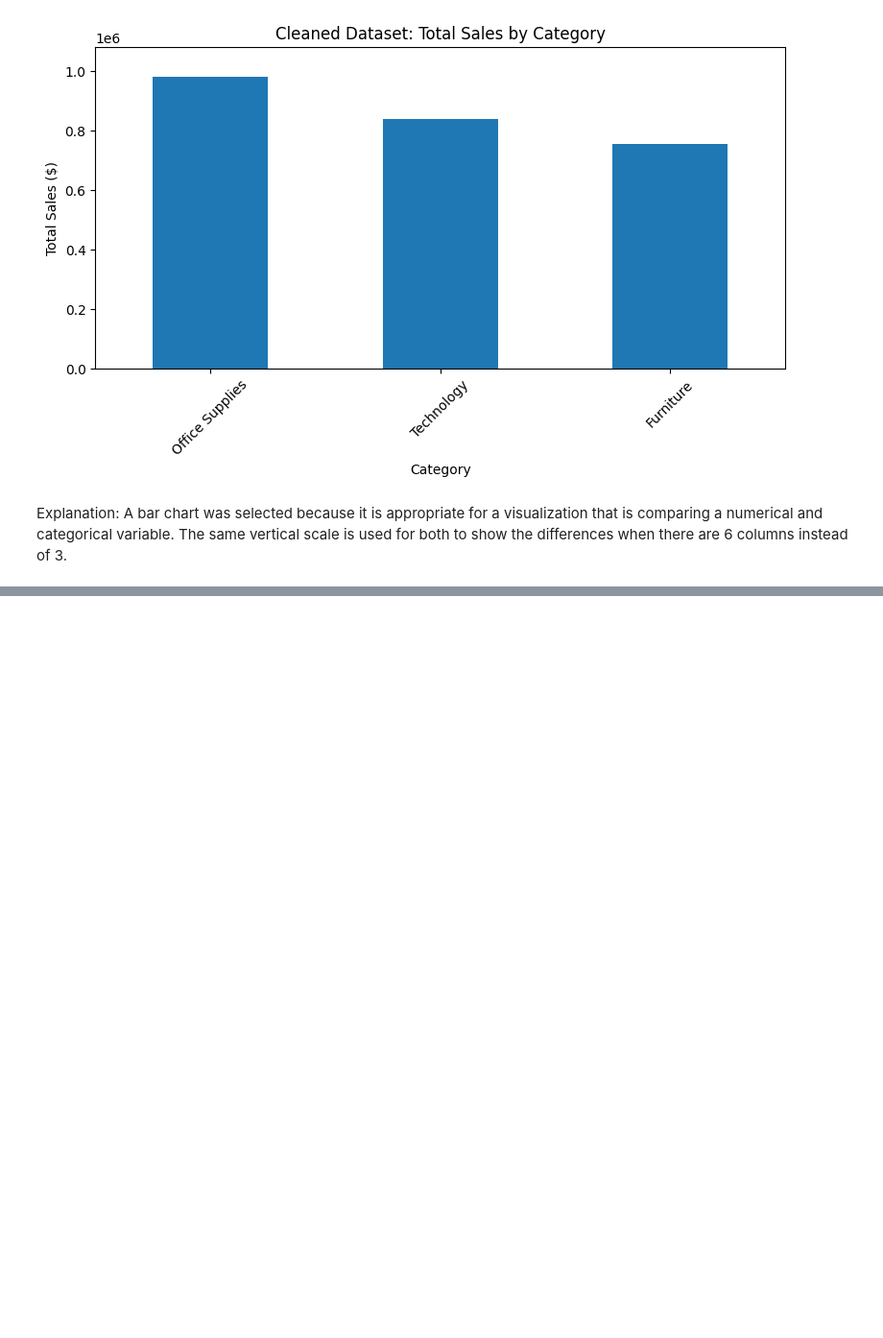
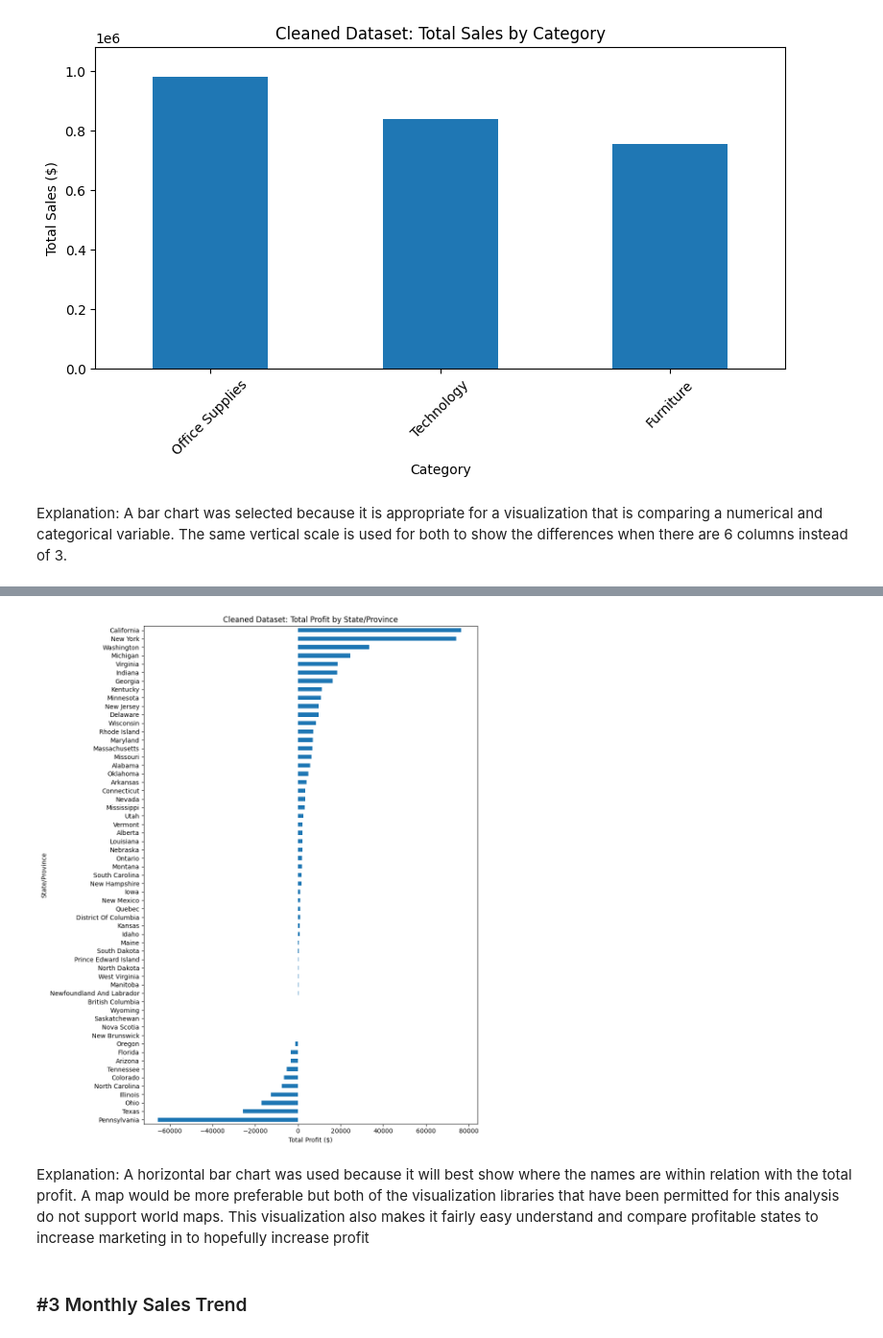
Before and after one commit to DavidRayle11/Data-401, a Jupyter notebook: HW3.ipynb, the cells around one changed output, grey strips where cells are left out. Shown at 96% size. Cells and saved outputs as stored; diff of their text form; code cells hidden in the pictures; blank space fills up the shorter version.

```diff
--- a/HW3.ipynb
+++ b/HW3.ipynb
@@ -1288,0 +1359,15 @@ Explanation: A bar chart was selected because it is appropriate for a visualizat
+# %%
+plt.figure(figsize=(10, 12))
+clean_profit_state.plot(kind="barh")
+plt.title("Cleaned Dataset: Total Profit by State/Province")
+plt.xlabel("Total Profit ($)")
+plt.ylabel("State/Province")
+plt.xlim(min_profit * 1.10, max_profit * 1.10)
+plt.tight_layout()
+plt.show()
+# %% [output]
+[figure, added]
+# %% [markdown]
+Explanation: A horizontal bar chart was used because it will best show where the names are within relation with the total profit. A map would be more preferable but both of the visualization libraries that have been permitted for this analysis do not support world maps. This visualization also makes it fairly easy understand and compare profitable states to increase marketing in to hopefully increase profit
+# %% [markdown]
+### #3 Monthly Sales Trend
```
Also changed, not shown: parts of 33 cells of this notebook, 2 other files.
